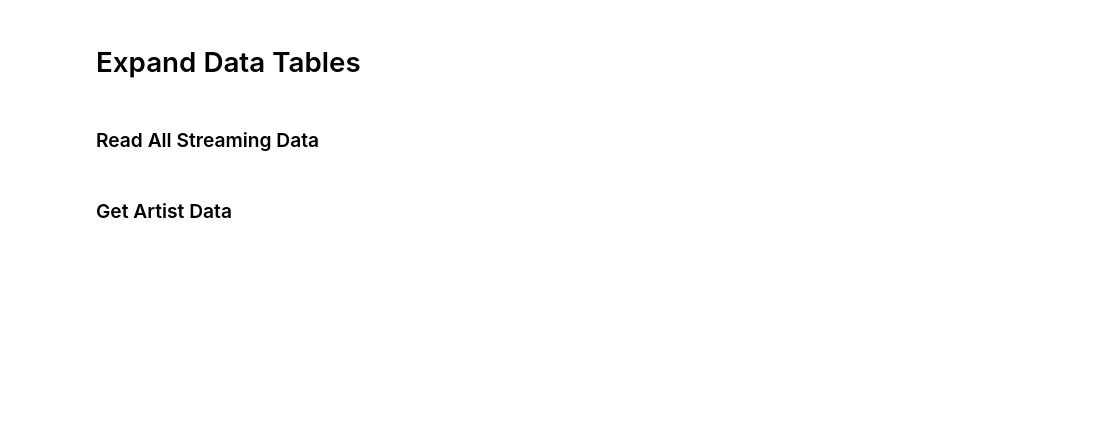
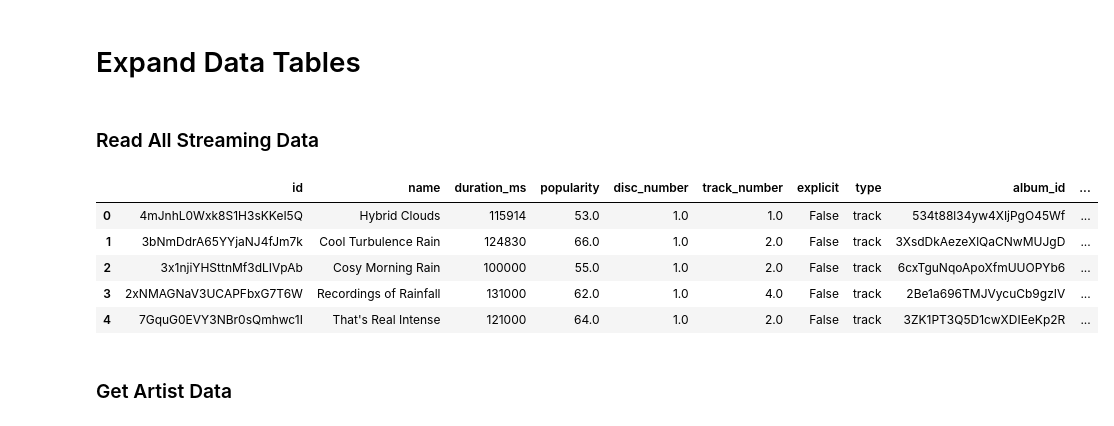
Before and after one commit to spryger-zz/explore_spotify, a Jupyter notebook: spotify_data_analysis.ipynb, the cells around one changed output. Drawn from its saved outputs; the diff is of its cells as text; code cells hidden in the pictures; blank space fills up the shorter version.

```diff
--- a/spotify_data_analysis.ipynb
+++ b/spotify_data_analysis.ipynb
@@ -413,6 +428,7 @@ stream_errors.to_csv('searched_history/streaming_history_errors.csv',index=False
 # %%
 stream_history = pd.read_csv('searched_history/streaming_history_tracks.csv')
 stream_history.drop(['artist_name','track_name'],axis=1,inplace=True)
+stream_history['source'] = 'Data Request'
 # %%
 # Get the list of all files and directories
 path = "recently_played/"
@@ -423,5 +439,15 @@ stream_recent = pd.DataFrame()
 for i in spotify_file_list:
     temp = pd.read_csv(path+i)
     stream_recent = pd.concat([temp, stream_recent], ignore_index=True)
+stream_recent['source'] = 'Recently Played'
 # %%
 stream = pd.concat([stream_history, stream_recent], ignore_index=True)
+# %%
+stream.head()
+# %% [output]
+|  | id | name | duration_ms | popularity | disc_number | track_number | explicit | type | album_id | ... |
+| 0 | 4mJnhL0Wxk8S1H3sKKeI5Q | Hybrid Clouds | 115914 | 53.0 | 1.0 | 1.0 | False | track | 534t88l34yw4XIjPgO45Wf | ... |
+| 1 | 3bNmDdrA65YYjaNJ4fJm7k | Cool Turbulence Rain | 124830 | 66.0 | 1.0 | 2.0 | False | track | 3XsdDkAezeXlQaCNwMUJgD | ... |
+| 2 | 3x1njiYHSttnMf3dLIVpAb | Cosy Morning Rain | 100000 | 55.0 | 1.0 | 2.0 | False | track | 6cxTguNqoApoXfmUUOPYb6 | ... |
+| 3 | 2xNMAGNaV3UCAPFbxG7T6W | Recordings of Rainfall | 131000 | 62.0 | 1.0 | 4.0 | False | track | 2Be1a696TMJVycuCb9gzIV | ... |
+| 4 | 7GquG0EVY3NBr0sQmhwc1I | That's Real Intense | 121000 | 64.0 | 1.0 | 2.0 | False | track | 3ZK1PT3Q5D1cwXDIEeKp2R | ... |
```
Also changed, not shown: parts of 18 cells of this notebook.
